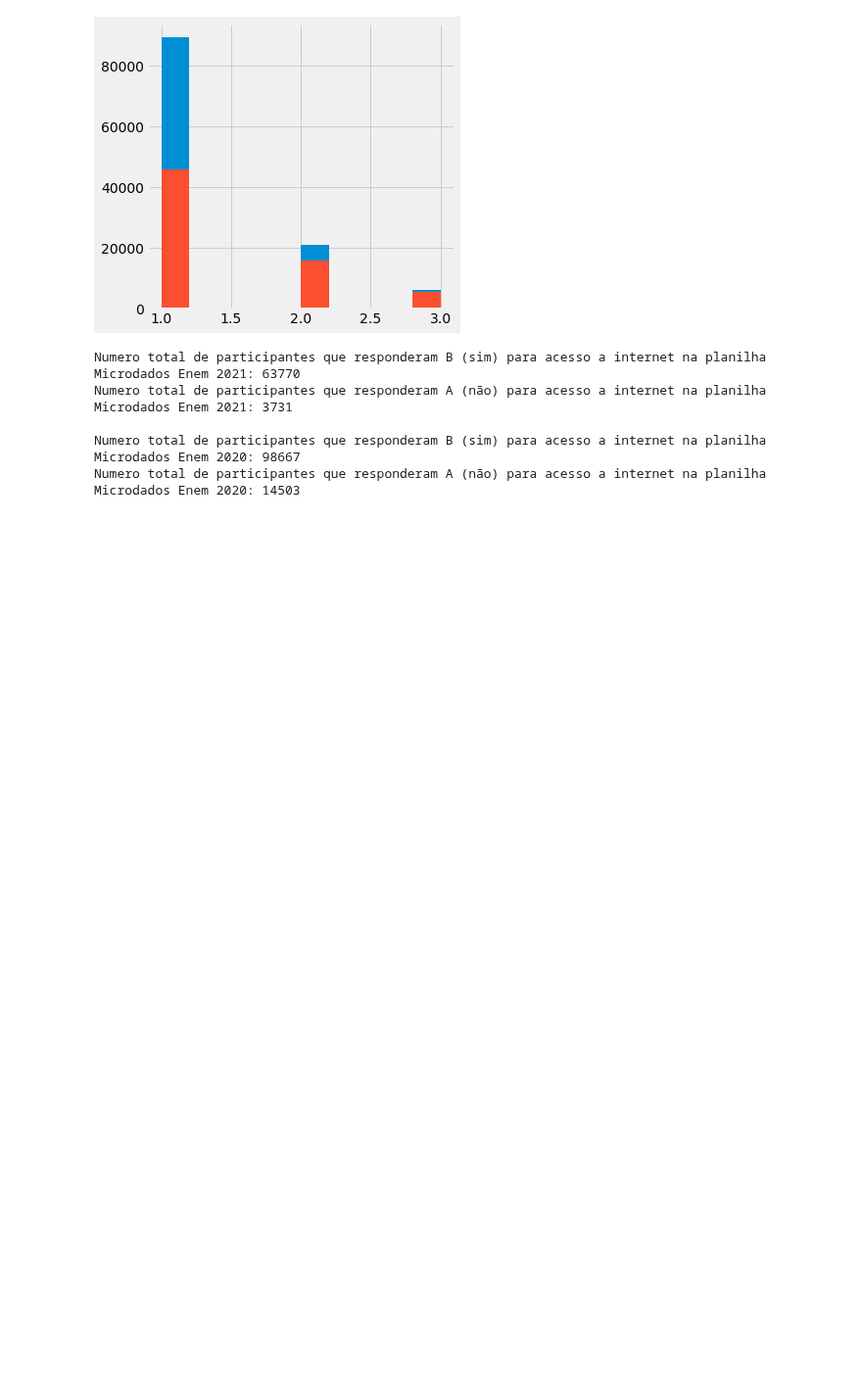
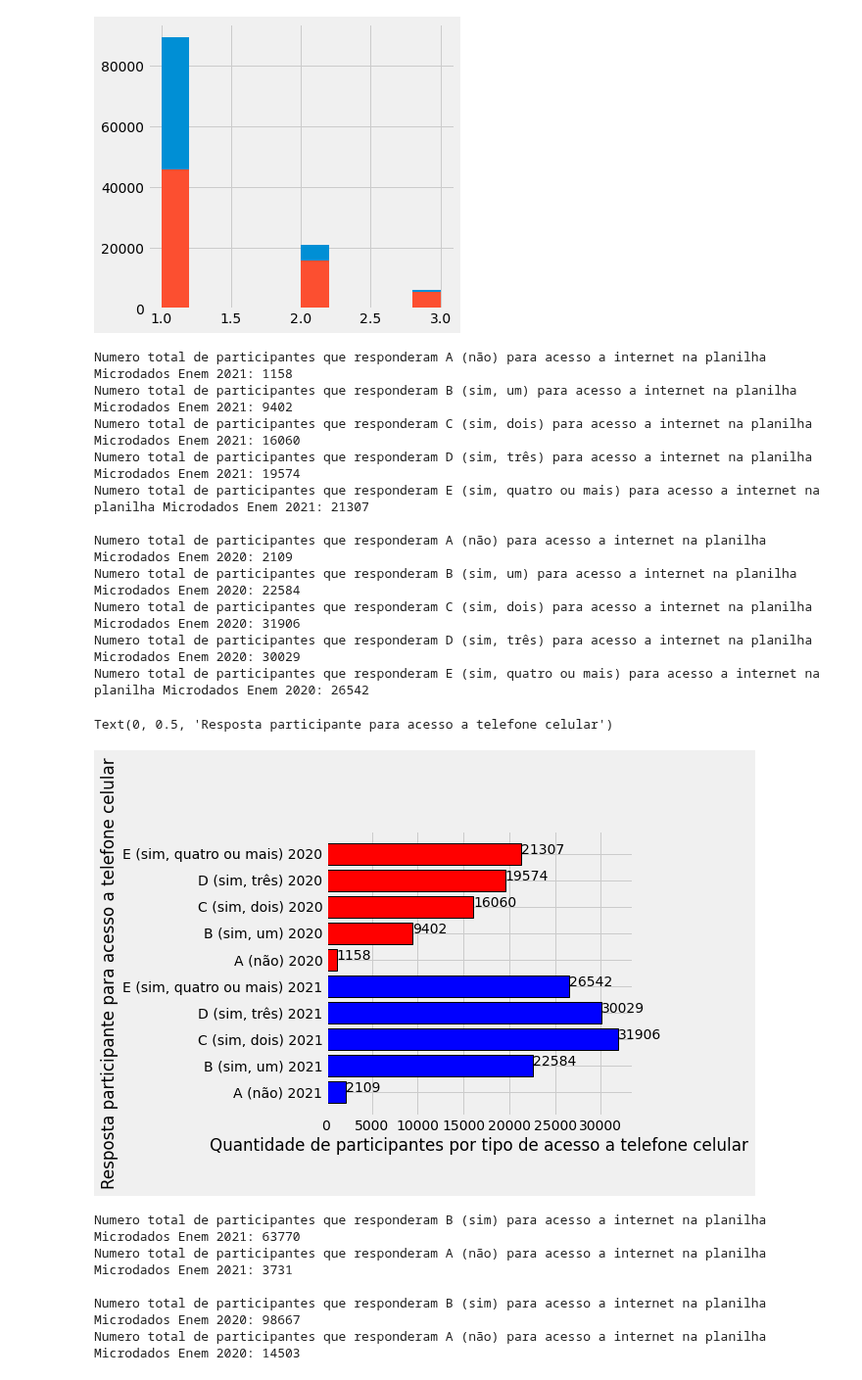
Before and after one commit to kingofrats04/Projeto_IA_DadosEnem, a Jupyter notebook: Graficos_IA.ipynb, the cells around one changed output. Shown at 98% size. Drawn from its saved outputs; the diff is of its cells as text; code cells hidden in the pictures; blank space fills up the shorter version.

```diff
--- a/Graficos_IA.ipynb
+++ b/Graficos_IA.ipynb
@@ -543,6 +543,73 @@ print(planilha2021.TP_ESCOLA.hist())
 AxesSubplot(0.08,0.07;0.87x0.81)
 AxesSubplot(0.08,0.07;0.87x0.81)
 [figure]
+# %%
+#---------------------------------- Grafico 10 - Acesso a telefone celular 2020 e 2021 ----------------------------------
+
+#display(planilha2021.loc[(planilha2021['Q022'] == 'A')])
+#display(planilha2021.loc[(planilha2021['Q022'] == 'B')])
+#display(planilha2021.loc[(planilha2021['Q022'] == 'C')])
+#display(planilha2021.loc[(planilha2021['Q022'] == 'D')])
+#display(planilha2021.loc[(planilha2021['Q022'] == 'E')])
+
+#display(planilha2020.loc[(planilha2020['Q022'] == 'A')])
+#display(planilha2020.loc[(planilha2020['Q022'] == 'B')])
+#display(planilha2020.loc[(planilha2020['Q022'] == 'C')])
+#display(planilha2020.loc[(planilha2020['Q022'] == 'D')])
+#display(planilha2020.loc[(planilha2020['Q022'] == 'E')])
+
+Q022_A_2021 = 1158
+Q022_B_2021 = 9402
+Q022_C_2021 = 16060
+Q022_D_2021 = 19574
+Q022_E_2021 = 21307
+
+Q022_A_2020 = 2109
+Q022_B_2020 = 22584
+Q022_C_2020 = 31906
+Q022_D_2020 = 30029
+Q022_E_2020 = 26542
+
+print('Numero total de participantes que responderam A (não) para acesso a internet na planilha Microdados Enem 2021:', Q022_A_2021)
+print('Numero total de participantes que responderam B (sim, um) para acesso a internet na planilha Microdados Enem 2021:', Q022_B_2021)
+print('Numero total de participantes que responderam C (sim, dois) para acesso a internet na planilha Microdados Enem 2021:', Q022_C_2021)
+print('Numero total de participantes que responderam D (sim, três) para acesso a internet na planilha Microdados Enem 2021:', Q022_D_2021)
+print('Numero total de participantes que responderam E (sim, quatro ou mais) para acesso a internet na planilha Microdados Enem 2021:', Q022_E_2021, '\n')
+
+print('Numero total de participantes que responderam A (não) para acesso a internet na planilha Microdados Enem 2020:', Q022_A_2020)
+print('Numero total de participantes que responderam B (sim, um) para acesso a internet na planilha Microdados Enem 2020:', Q022_B_2020)
+print('Numero total de participantes que responderam C (sim, dois) para acesso a internet na planilha Microdados Enem 2020:', Q022_C_2020)
+print('Numero total de participantes que responderam D (sim, três) para acesso a internet na planilha Microdados Enem 2020:', Q022_D_2020)
+print('Numero total de participantes que responderam E (sim, quatro ou mais) para acesso a internet na planilha Microdados Enem 2020:', Q022_E_2020, '\n')
+
+# Printando grafico de barras horizontal
+x = ['A (não) 2021', 'B (sim, um) 2021', 'C (sim, dois) 2021', 'D (sim, três) 2021', 'E (sim, quatro ou mais) 2021', 'A (não) 2020', 'B (sim, um) 2020', 'C (sim, dois) 2020', 'D (sim, três) 2020', 'E (sim, quatro ou mais) 2020']
+y = [Q022_A_2020, Q022_B_2020, Q022_C_2020, Q022_D_2020, Q022_E_2020, Q022_A_2021, Q022_B_2021, Q022_C_2021, Q022_D_2021, Q022_E_2021]
+
+total_Q022_A_B = Q022_A_2020, Q022_B_2020, Q022_C_2020, Q022_D_2020, Q022_E_2020, Q022_A_2021, Q022_B_2021, Q022_C_2021, Q022_D_2021, Q022_E_2021
+
+plt.style.use('fivethirtyeight')
+
+for index, value in enumerate(y):
+  plt.text(value, index,str(value))
+
+plt.barh(x, total_Q022_A_B, align='center', color=['blue', 'blue', 'blue', 'blue', 'blue', 'red', 'red', 'red', 'red', 'red'], edgecolor='black', linewidth="1")
+plt.xlabel("Quantidade de participantes por tipo de acesso a telefone celular")
+plt.ylabel("Resposta participante para acesso a telefone celular")
+# %% [output]
+Numero total de participantes que responderam A (não) para acesso a internet na planilha Microdados Enem 2021: 1158
+Numero total de participantes que responderam B (sim, um) para acesso a internet na planilha Microdados Enem 2021: 9402
+Numero total de participantes que responderam C (sim, dois) para acesso a internet na planilha Microdados Enem 2021: 16060
+Numero total de participantes que responderam D (sim, três) para acesso a internet na planilha Microdados Enem 2021: 19574
+Numero total de participantes que responderam E (sim, quatro ou mais) para acesso a internet na planilha Microdados Enem 2021: 21307
+
+Numero total de participantes que responderam A (não) para acesso a internet na planilha Microdados Enem 2020: 2109
+Numero total de participantes que responderam B (sim, um) para acesso a internet na planilha Microdados Enem 2020: 22584
+Numero total de participantes que responderam C (sim, dois) para acesso a internet na planilha Microdados Enem 2020: 31906
+Numero total de participantes que responderam D (sim, três) para acesso a internet na planilha Microdados Enem 2020: 30029
+Numero total de participantes que responderam E (sim, quatro ou mais) para acesso a internet na planilha Microdados Enem 2020: 26542
+Text(0, 0.5, 'Resposta participante para acesso a telefone celular')
+[figure, added]
 # %%
 #---------------------------------- Grafico 10 - Acesso a internet 2020 e 2021 ----------------------------------
 
```
Also changed, not shown: parts of 8 cells of this notebook.
